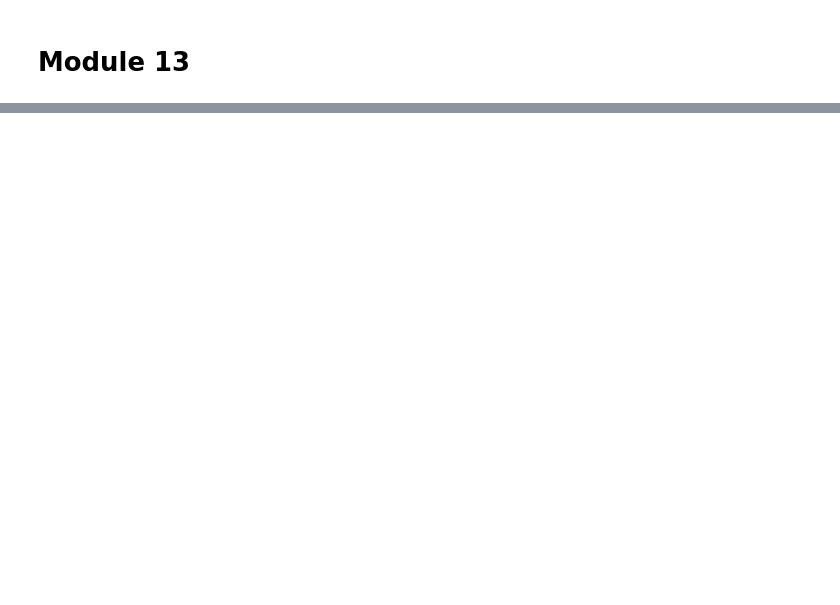
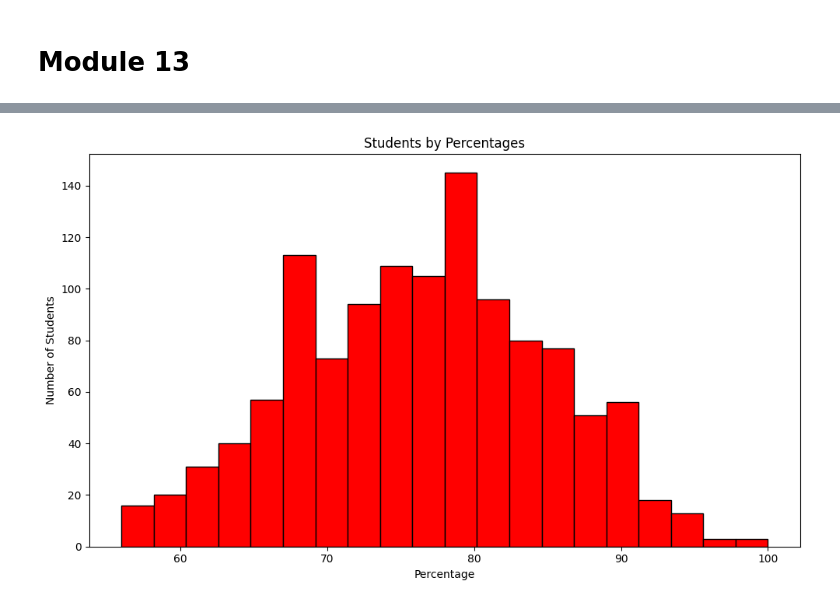
Before and after one commit to YUGPATEL7/data-science-journey, a Jupyter notebook: Data_Science/03_Bacis_modules_for_ML/02_Pandas/02_Student_Dashboard_Analysis.ipynb, the cells around one changed output, grey strips where cells are left out. Saved outputs shown, nothing was run; the diff lists cells and outputs as text; code cells hidden in the pictures; blank space fills up the shorter version.

```diff
--- a/Data_Science/03_Bacis_modules_for_ML/02_Pandas/02_Student_Dashboard_Analysis.ipynb
+++ b/Data_Science/03_Bacis_modules_for_ML/02_Pandas/02_Student_Dashboard_Analysis.ipynb
@@ -129,0 +610,11 @@ df.loc[df['ProjectScore'] == df['ProjectScore'].max(), ['StudentName', 'ProjectS
+# %%
+# Create a histogram of percentages.
+
+df['Percentage'].plot(kind='hist', bins=20, color='red',edgecolor = "black" , figsize=(10,6))
+plt.title('Students by Percentages')
+plt.xlabel('Percentage')
+plt.ylabel('Number of Students')
+plt.tight_layout()
+plt.show()
+# %% [output]
+[figure, added]
```
Also changed, not shown: parts of 49 cells of this notebook, 4 other files.
